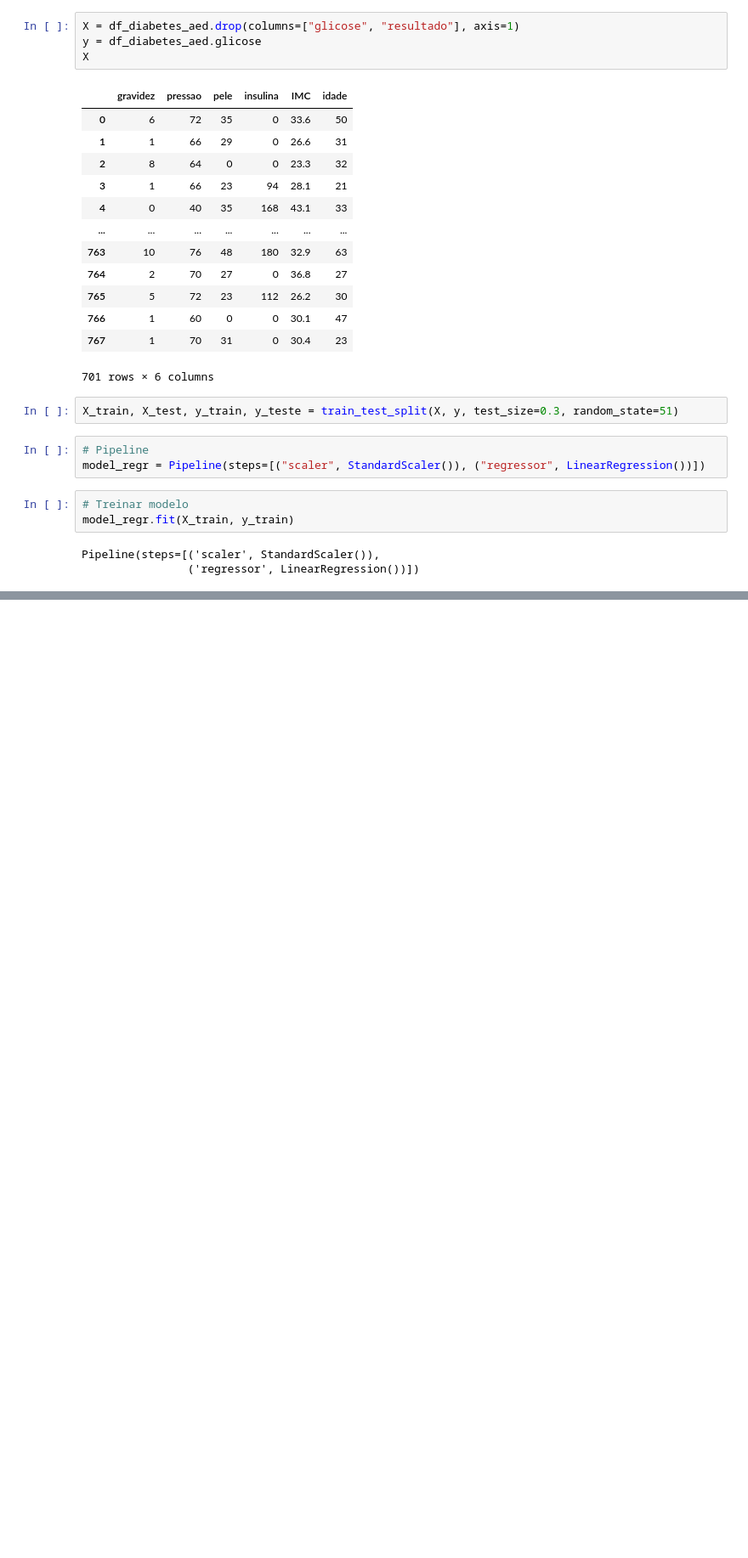
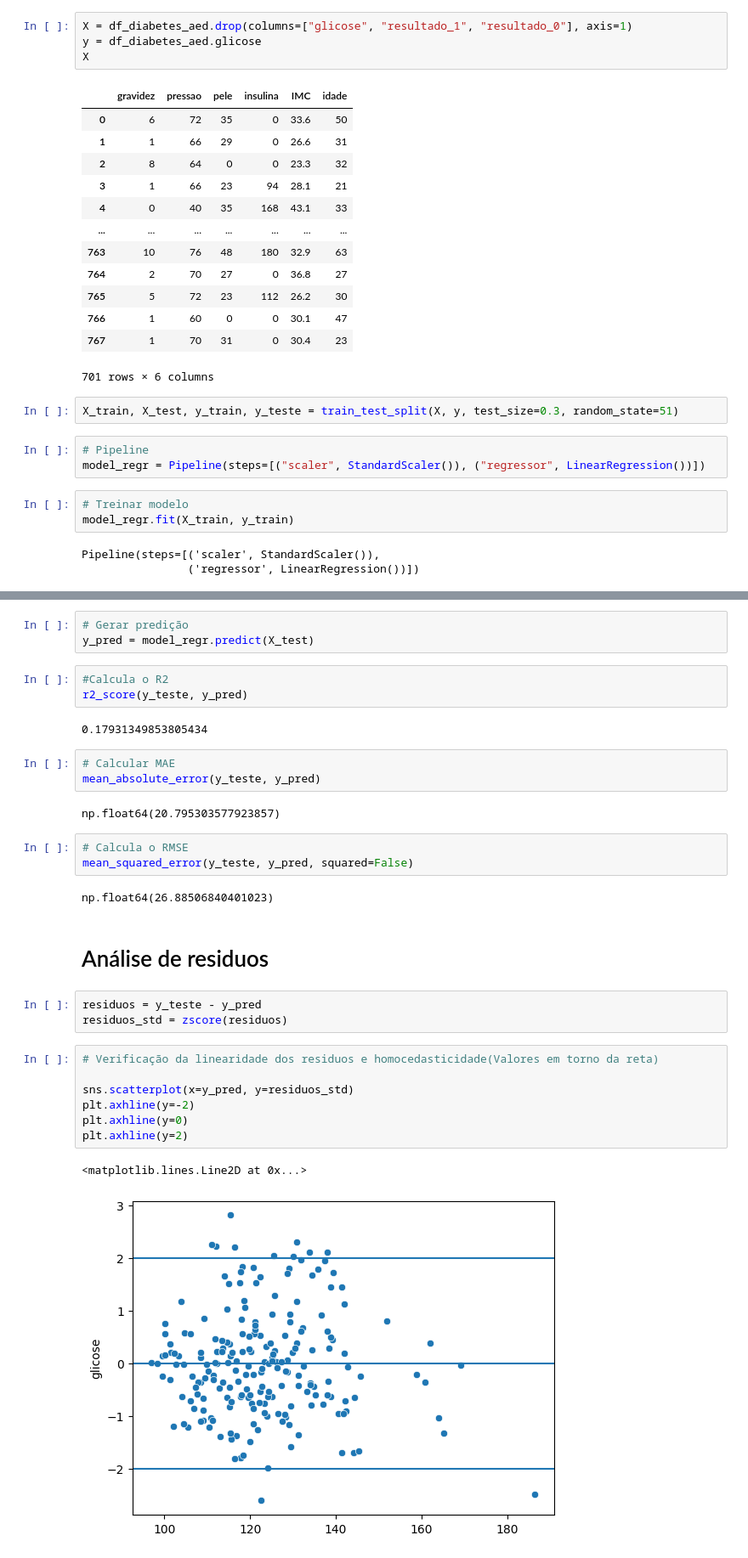
Before and after one commit to MatheusGustavoo/DiabetesPredictor-ML, a Jupyter notebook: modelo_diabetes.ipynb, the cells around one changed output, grey strips where cells are left out. Shown at 85% size. Cells and saved outputs as stored; diff of their text form; blank space fills up the shorter version.

Commit message:
Adição do gradio e finalização do modelo

```diff
--- a/modelo_diabetes.ipynb
+++ b/modelo_diabetes.ipynb
@@ -182,5 +183,5 @@ from sklearn.impute import SimpleImputer
 # %%
-X = df_diabetes_aed.drop(columns=["glicose", "resultado"], axis=1)
+X = df_diabetes_aed.drop(columns=["glicose", "resultado_1", "resultado_0"], axis=1)
 y = df_diabetes_aed.glicose
 X
 # %% [output]
@@ -210,0 +214,33 @@ Pipeline(steps=[('scaler', StandardScaler()),
+# %%
+# Gerar predição
+y_pred = model_regr.predict(X_test)
+# %%
+#Calcula o R2
+r2_score(y_teste, y_pred)
+# %% [output]
+0.17931349853805434
+# %%
+# Calcular MAE
+mean_absolute_error(y_teste, y_pred)
+# %% [output]
+np.float64(20.795303577923857)
+# %%
+# Calcula o RMSE
+mean_squared_error(y_teste, y_pred, squared=False)
+# %% [output]
+np.float64(26.88506840401023)
+# %% [markdown]
+# Análise de residuos
+# %%
+residuos = y_teste - y_pred
+residuos_std = zscore(residuos)
+# %%
+# Verificação da linearidade dos residuos e homocedasticidade(Valores em torno da reta)
+
+sns.scatterplot(x=y_pred, y=residuos_std)
+plt.axhline(y=-2)
+plt.axhline(y=0)
+plt.axhline(y=2)
+# %% [output]
+<matplotlib.lines.Line2D at 0x...>
+[figure, added]
```
Also changed, not shown: parts of 13 cells of this notebook, 4 other files.
